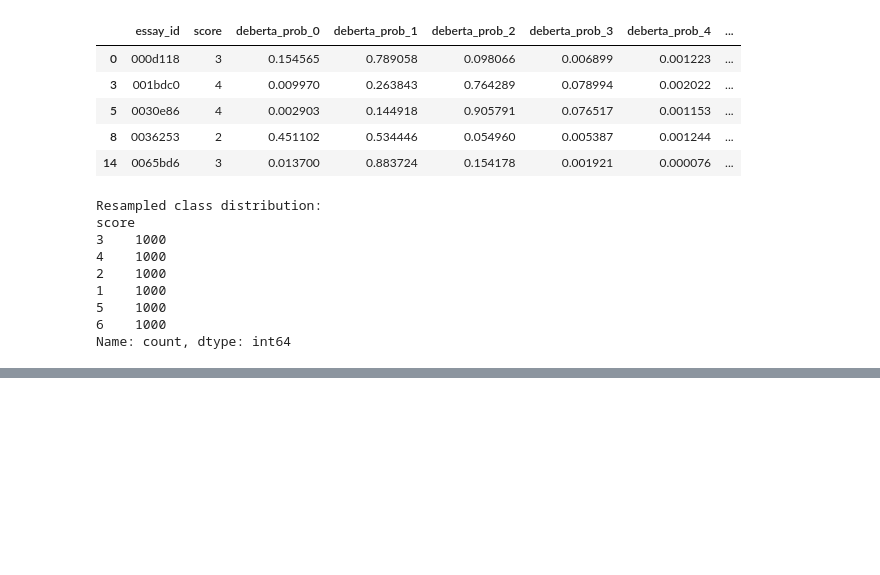
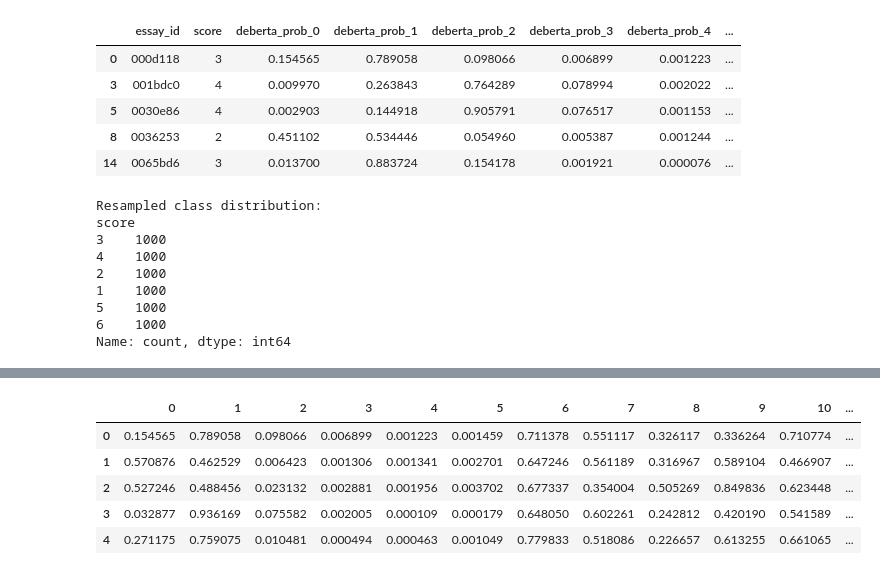
Before and after one commit to JD-DS/Learning-Agency-Lab---Automated-Essay-Scoring-2.0, a Jupyter notebook: sklearn-model.ipynb, the cells around one changed output, grey strips where cells are left out. Cells and saved outputs as stored; diff of their text form; code cells hidden in the pictures; blank space fills up the shorter version.

```diff
--- a/sklearn-model.ipynb
+++ b/sklearn-model.ipynb
@@ -745,0 +758,21 @@ plt.show()
+# %%
+# Identifying misclassified samples
+misclassified_indices = (y_true != predictions)
+misclassified_samples = val_features[misclassified_indices]
+misclassified_true_labels = y_true[misclassified_indices]
+misclassified_predicted_labels = predictions[misclassified_indices]
+# %%
+# Examining features of misclassified samples
+import pandas as pd
+misclassified_df = pd.DataFrame(misclassified_samples)
+misclassified_df['True_Label'] = misclassified_true_labels
+misclassified_df['Predicted_Label'] = misclassified_predicted_labels
+# Display the first few rows of the misclassified samples
+misclassified_df.head()
+# %% [output]
+|  | 0 | 1 | 2 | 3 | 4 | 5 | 6 | 7 | 8 | 9 | 10 | ... |
+| 0 | 0.154565 | 0.789058 | 0.098066 | 0.006899 | 0.001223 | 0.001459 | 0.711378 | 0.551117 | 0.326117 | 0.336264 | 0.710774 | ... |
+| 1 | 0.570876 | 0.462529 | 0.006423 | 0.001306 | 0.001341 | 0.002701 | 0.647246 | 0.561189 | 0.316967 | 0.589104 | 0.466907 | ... |
+| 2 | 0.527246 | 0.488456 | 0.023132 | 0.002881 | 0.001956 | 0.003702 | 0.677337 | 0.354004 | 0.505269 | 0.849836 | 0.623448 | ... |
+| 3 | 0.032877 | 0.936169 | 0.075582 | 0.002005 | 0.000109 | 0.000179 | 0.648050 | 0.602261 | 0.242812 | 0.420190 | 0.541589 | ... |
+| 4 | 0.271175 | 0.759075 | 0.010481 | 0.000494 | 0.000463 | 0.001049 | 0.779833 | 0.518086 | 0.226657 | 0.613255 | 0.661065 | ... |
```
Also changed, not shown: parts of 23 cells of this notebook.
